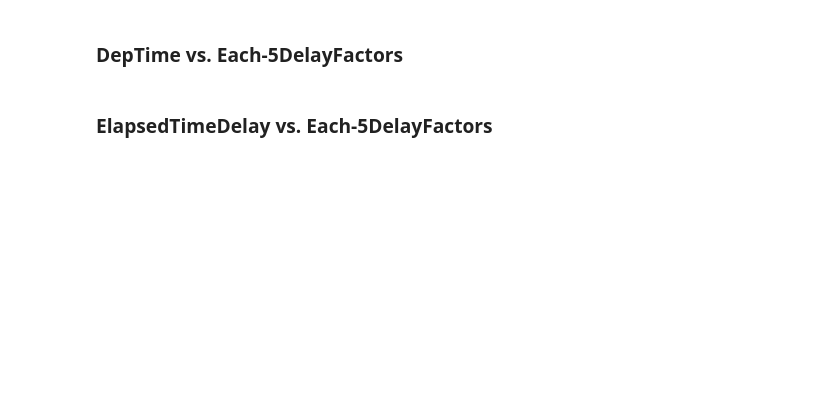
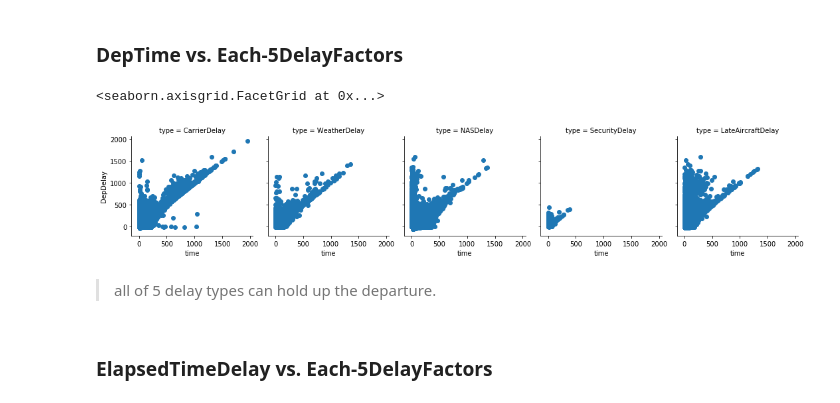
Before and after one commit to kudojp/FlightsDataAnalysis, a Jupyter notebook: exploration_template.ipynb, the cells around one changed output. Saved outputs shown, nothing was run; the diff lists cells and outputs as text; code cells hidden in the pictures; blank space fills up the shorter version.

```diff
--- a/exploration_template.ipynb
+++ b/exploration_template.ipynb
@@ -565,4 +574,12 @@ plt.scatter(data=df, x="delay_elapsed", y="Distance", alpha=0.01, s=10);
 # %% [markdown]
 ### DepTime vs. Each-5DelayFactors
+# %%
+g = sb.FacetGrid(data=dummy, col="type")
+g.map(plt.scatter, "time", "DepDelay");
+# %% [output]
+<seaborn.axisgrid.FacetGrid at 0x...>
+[figure, added]
+# %% [markdown]
+> all of 5 delay types can hold up the departure.
 # %% [markdown]
 ### ElapsedTimeDelay vs. Each-5DelayFactors
```
Also changed, not shown: parts of 22 cells of this notebook.
